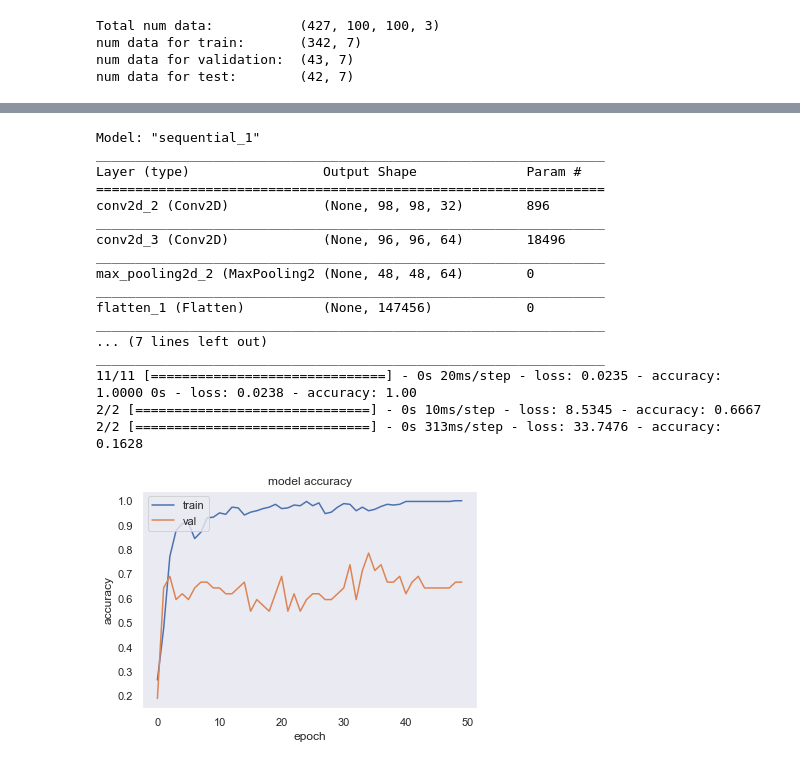
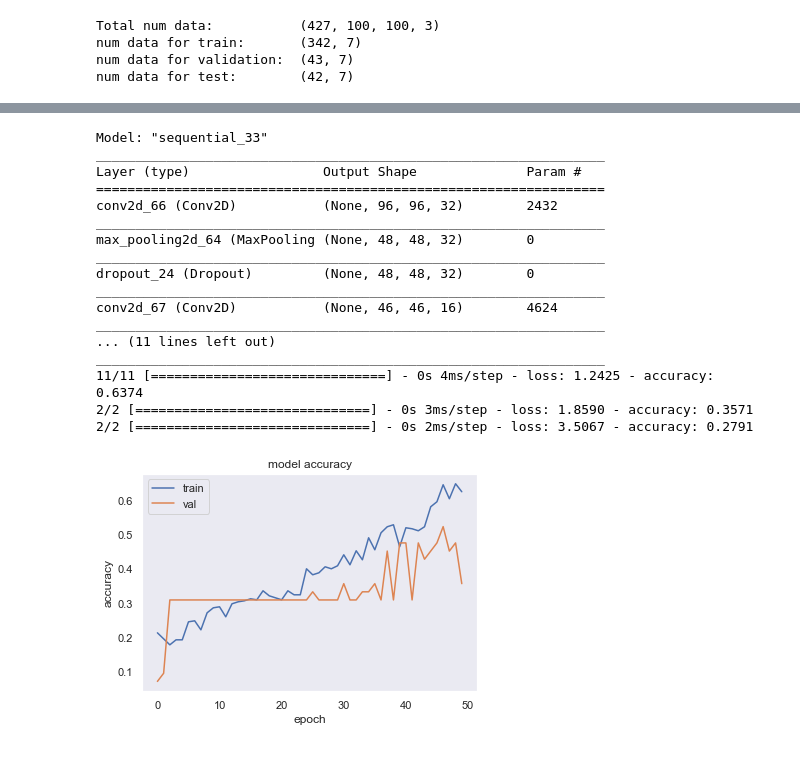
Before and after one commit to NamjuLee/Data-Design-AI-for-Urban-Data-and-Viz-Harvard-GSD-public, a Jupyter notebook: src/PART_06_Problem_Data_Model_Train_Validation/LAB_04_TexturePrediction/03_CNN.ipynb, the cells around one changed output, grey strips where cells are left out. Cells and saved outputs as stored; diff of their text form; code cells hidden in the pictures.

```diff
--- a/src/PART_06_Problem_Data_Model_Train_Validation/LAB_04_TexturePrediction/03_CNN.ipynb
+++ b/src/PART_06_Problem_Data_Model_Train_Validation/LAB_04_TexturePrediction/03_CNN.ipynb
@@ -265,64 +300,51 @@ modelSecond.evaluate(valX, valY)
 # %%
-##model building
 modelSecond = Sequential()
-#convolutional layer with rectified linear unit activation
-modelSecond.add(Conv2D(32, kernel_size=(3, 3),
-                 activation='relu',
-                 input_shape=(100,100,3)))
-#32 convolution filters used each of size 3x3
-#again
-modelSecond.add(Conv2D(64, (3, 3), activation='relu'))
-#64 convolution filters used each of size 3x3
-#choose the best features via pooling
-modelSecond.add(MaxPooling2D(pool_size=(2, 2)))
-#randomly turn neurons on and off to improve convergence
-# modelSecond.add(Dropout(0.25))
-#flatten since too many dimensions, we only want a classification output
+modelSecond.add(Conv2D(32, kernel_size=(5,5), input_shape=(100,100,3), padding='valid', activation='relu'))
+modelSecond.add(MaxPooling2D(pool_size=(2,2)))
+modelSecond.add(Dropout(0.15))
+modelSecond.add(Conv2D(16, kernel_size=(3,3),  padding='valid',  activation='relu'))
+modelSecond.add(MaxPooling2D(pool_size=(2,2)))
+modelSecond.add(Dropout(0.45))
 modelSecond.add(Flatten())
-#fully connected to get all relevant data
-modelSecond.add(Dense(128, activation='relu'))
-#one more dropout for convergence' sake :)
-# modelSecond.add(Dropout(0.5))
-#output a softmax to squash the matrix into output probabilities
 modelSecond.add(Dense(NUM_CLASS, activation='softmax'))
 
 modelSecond.summary()
 modelSecond.compile(loss='categorical_crossentropy',
               optimizer='adam',
               metrics=['accuracy'])
 
 histSecond = modelSecond.fit(
     trainX, trainY,
     epochs=50, batch_size=32,
     verbose=0,
     validation_data=(testX, testY)
     )
 modelSecond.evaluate(trainX, trainY)
 modelSecond.evaluate(testX, testY)
 modelSecond.evaluate(valX, valY)
 plt.plot(histSecond.history['accuracy'])
 plt.plot(histSecond.history['val_accuracy'])
 plt.title('model accuracy')
 plt.ylabel('accuracy')
 plt.xlabel('epoch')
 plt.legend(['train', 'val'], loc='upper left')
 plt.show()
 # %% [output]
-Model: "sequential_1"
+Model: "sequential_33"
 _________________________________________________________________
 Layer (type)                 Output Shape              Param #
 =================================================================
-conv2d_2 (Conv2D)            (None, 98, 98, 32)        896
+conv2d_66 (Conv2D)           (None, 96, 96, 32)        2432
 _________________________________________________________________
-conv2d_3 (Conv2D)            (None, 96, 96, 64)        18496
+max_pooling2d_64 (MaxPooling (None, 48, 48, 32)        0
 _________________________________________________________________
-max_pooling2d_2 (MaxPooling2 (None, 48, 48, 64)        0
+dropout_24 (Dropout)         (None, 48, 48, 32)        0
 _________________________________________________________________
-flatten_1 (Flatten)          (None, 147456)            0
+conv2d_67 (Conv2D)           (None, 46, 46, 16)        4624
 _________________________________________________________________
-... (7 lines left out)
+... (11 lines left out)
 _________________________________________________________________
-11/11 [==============================] - 0s 20ms/step - loss: 0.0235 - accuracy: 1.0000 0s - loss: 0.0238 - accuracy: 1.00
-2/2 [==============================] - 0s 10ms/step - loss: 8.5345 - accuracy: 0.6667
-2/2 [==============================] - 0s 313ms/step - loss: 33.7476 - accuracy: 0.1628
+11/11 [==============================] - 0s 4ms/step - loss: 1.2425 - accuracy: 0.6374
+2/2 [==============================] - 0s 3ms/step - loss: 1.8590 - accuracy: 0.3571
+2/2 [==============================] - 0s 2ms/step - loss: 3.5067 - accuracy: 0.2791
-[figure, old version]
+[figure, new version]
```
Also changed, not shown: parts of 11 cells of this notebook, 30 other files.
